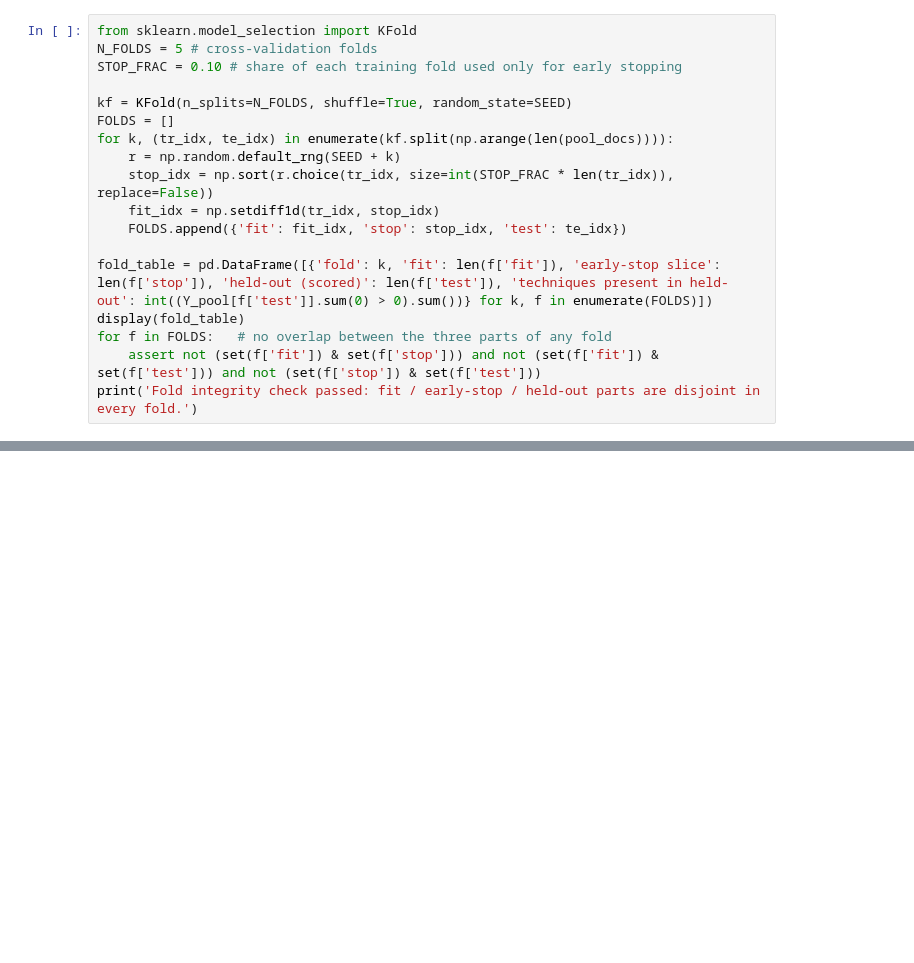
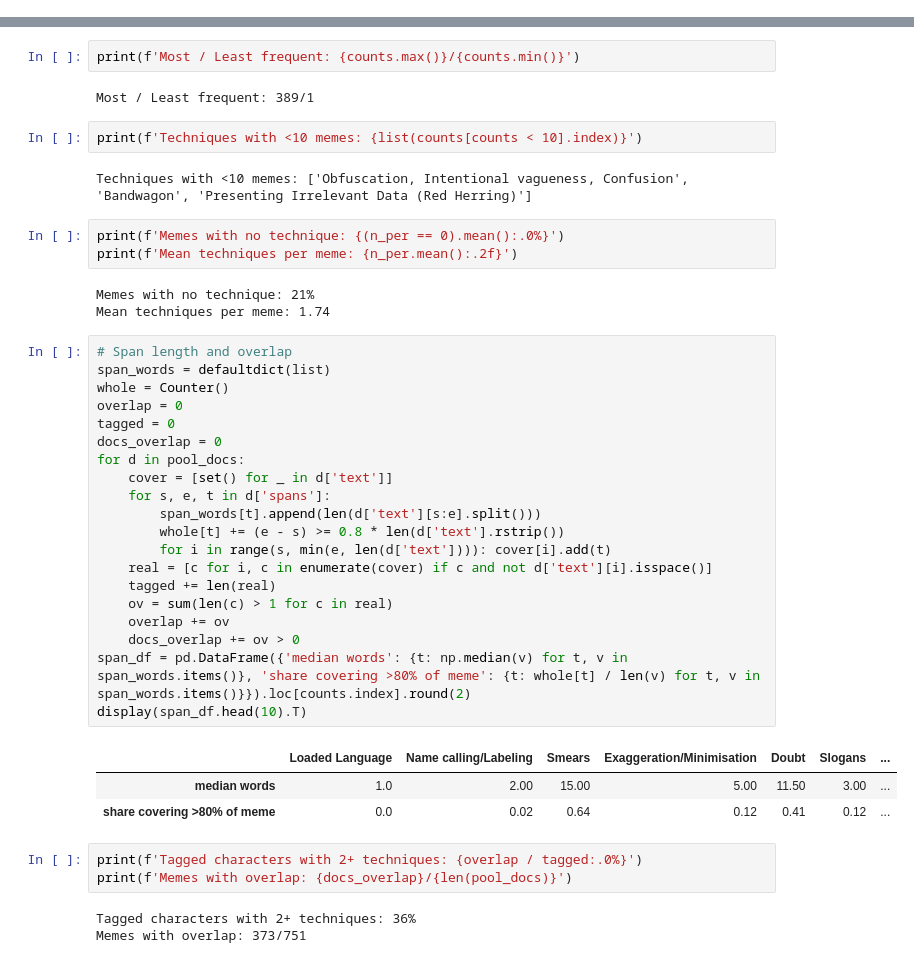
Before and after one commit to sridharsrinathrmit/DL-2026-A2, a Jupyter notebook: s4182099-A2.ipynb, the cells around one changed output, grey strips where cells are left out. Saved outputs shown, nothing was run; the diff lists cells and outputs as text; blank space fills up the shorter version.

```diff
--- a/s4182099-A2.ipynb
+++ b/s4182099-A2.ipynb
@@ -458,18 +0,0 @@ Best trivial macro-F1  Part A: 0.139 | Part B: 0.078
-# %%
-from sklearn.model_selection import KFold
-N_FOLDS = 5 # cross-validation folds
-STOP_FRAC = 0.10 # share of each training fold used only for early stopping
-
-kf = KFold(n_splits=N_FOLDS, shuffle=True, random_state=SEED)
-FOLDS = []
-for k, (tr_idx, te_idx) in enumerate(kf.split(np.arange(len(pool_docs)))):
-    r = np.random.default_rng(SEED + k)
-    stop_idx = np.sort(r.choice(tr_idx, size=int(STOP_FRAC * len(tr_idx)), replace=False))
-    fit_idx = np.setdiff1d(tr_idx, stop_idx)
-    FOLDS.append({'fit': fit_idx, 'stop': stop_idx, 'test': te_idx})
-
-fold_table = pd.DataFrame([{'fold': k, 'fit': len(f['fit']), 'early-stop slice': len(f['stop']), 'held-out (scored)': len(f['test']), 'techniques present in held-out': int((Y_pool[f['test']].sum(0) > 0).sum())} for k, f in enumerate(FOLDS)])
-display(fold_table)
-for f in FOLDS:   # no overlap between the three parts of any fold
-    assert not (set(f['fit']) & set(f['stop'])) and not (set(f['fit']) & set(f['test'])) and not (set(f['stop']) & set(f['test']))
-print('Fold integrity check passed: fit / early-stop / held-out parts are disjoint in every fold.')
@@ -498,0 +154,44 @@ Fold integrity check passed: fit / early-stop / held-out parts are disjoint in e
+# %%
+print(f'Most / Least frequent: {counts.max()}/{counts.min()}')
+# %% [output]
+Most / Least frequent: 389/1
+# %%
+print(f'Techniques with <10 memes: {list(counts[counts < 10].index)}')
+# %% [output]
+Techniques with <10 memes: ['Obfuscation, Intentional vagueness, Confusion', 'Bandwagon', 'Presenting Irrelevant Data (Red Herring)']
+# %%
+print(f'Memes with no technique: {(n_per == 0).mean():.0%}')
+print(f'Mean techniques per meme: {n_per.mean():.2f}')
+# %% [output]
+Memes with no technique: 21%
+Mean techniques per meme: 1.74
+# %%
+# Span length and overlap
+span_words = defaultdict(list)
+whole = Counter()
+overlap = 0
+tagged = 0
+docs_overlap = 0
+for d in pool_docs:
+    cover = [set() for _ in d['text']]
+    for s, e, t in d['spans']:
+        span_words[t].append(len(d['text'][s:e].split()))
+        whole[t] += (e - s) >= 0.8 * len(d['text'].rstrip())
+        for i in range(s, min(e, len(d['text']))): cover[i].add(t)
+    real = [c for i, c in enumerate(cover) if c and not d['text'][i].isspace()]
+    tagged += len(real)
+    ov = sum(len(c) > 1 for c in real)
+    overlap += ov
+    docs_overlap += ov > 0
+span_df = pd.DataFrame({'median words': {t: np.median(v) for t, v in span_words.items()}, 'share covering >80% of meme': {t: whole[t] / len(v) for t, v in span_words.items()}}).loc[counts.index].round(2)
+display(span_df.head(10).T)
+# %% [output]
+|  | Loaded Language | Name calling/Labeling | Smears | Exaggeration/Minimisation | Doubt | Slogans | ... |
+| median words | 1.0 | 2.00 | 15.00 | 5.00 | 11.50 | 3.00 | ... |
+| share covering >80% of meme | 0.0 | 0.02 | 0.64 | 0.12 | 0.41 | 0.12 | ... |
+# %%
+print(f'Tagged characters with 2+ techniques: {overlap / tagged:.0%}')
+print(f'Memes with overlap: {docs_overlap}/{len(pool_docs)}')
+# %% [output]
+Tagged characters with 2+ techniques: 36%
+Memes with overlap: 373/751
```
Also changed, not shown: parts of 75 cells of this notebook, 1 other file.
